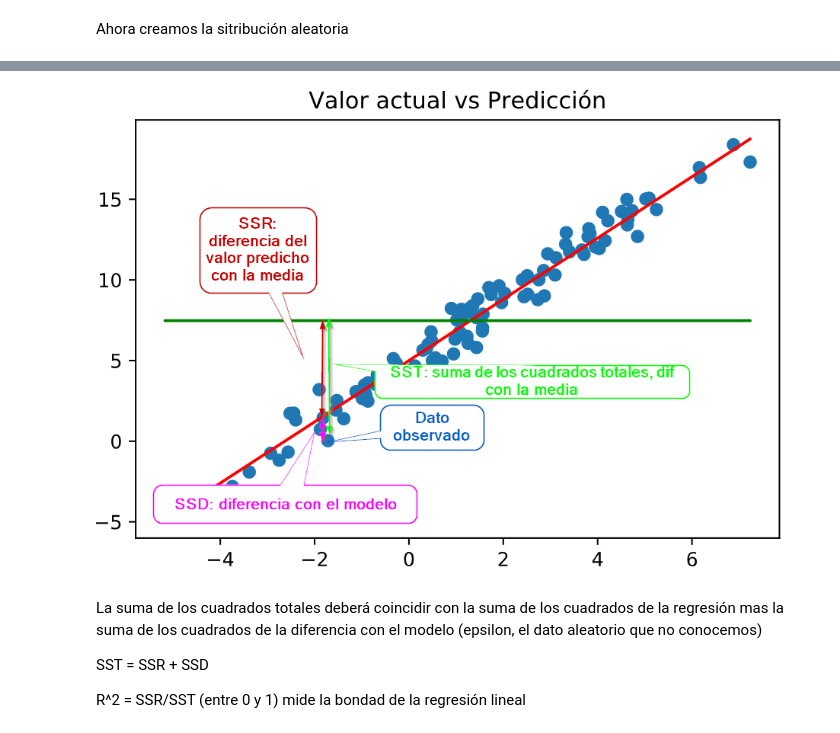
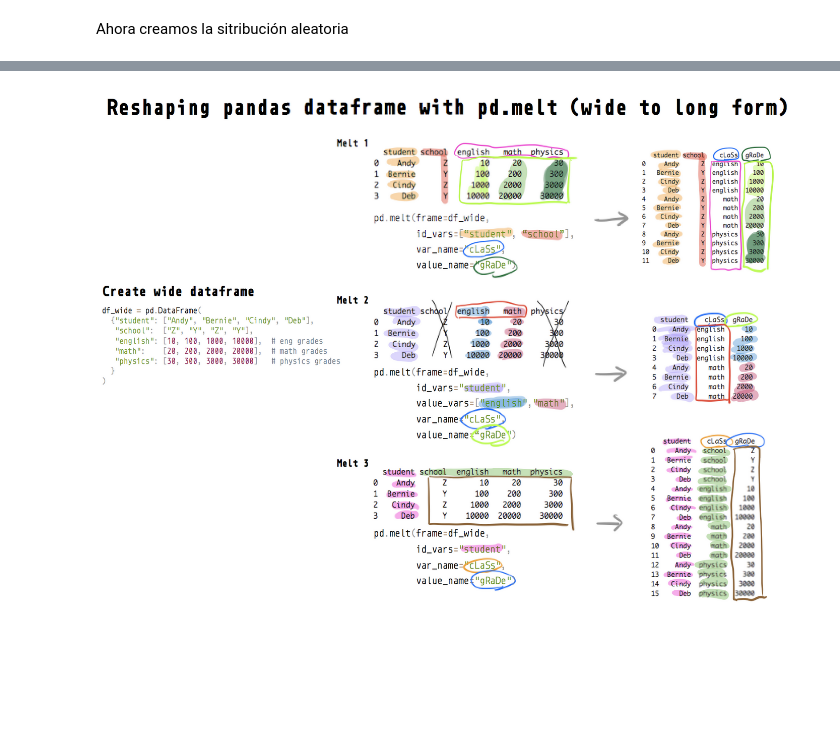
Before and after one commit to Zell0ss/machine_learning, a Jupyter notebook: Notebooks/T1 - x MMelt Dataframes.ipynb, the cells around one changed output, grey strips where cells are left out. Saved outputs shown, nothing was run; the diff lists cells and outputs as text; code cells hidden in the pictures; blank space fills up the shorter version.

```diff
--- a/Notebooks/T1 - x MMelt Dataframes.ipynb
+++ b/Notebooks/T1 - x MMelt Dataframes.ipynb
@@ -80,10 +15,4 @@ plt.show()
 # %%
-Image("./T4 - 1.png")
+Image("./T1.ReshapePandas_dataframe.png")
 # %% [output]
-[figure, old version]
+[figure, new version]
-# %% [markdown]
-La suma de los cuadrados totales deberá coincidir con la suma de los cuadrados de la regresión mas la suma de los cuadrados de la diferencia con el modelo (epsilon, el dato aleatorio que no conocemos)
-
-SST = SSR + SSD
-
-R^2 = SSR/SST (entre 0 y 1) mide la bondad de la regresión lineal
```
Also changed, not shown: parts of 21 cells of this notebook.
